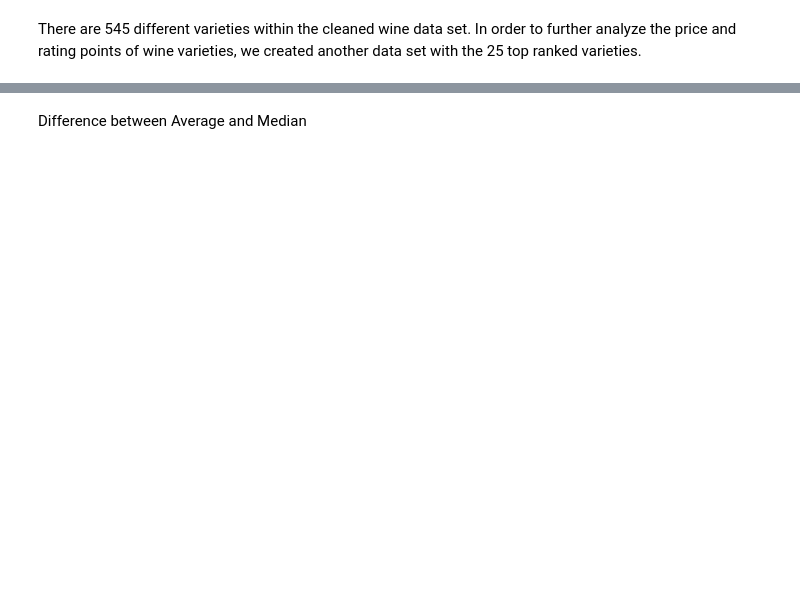
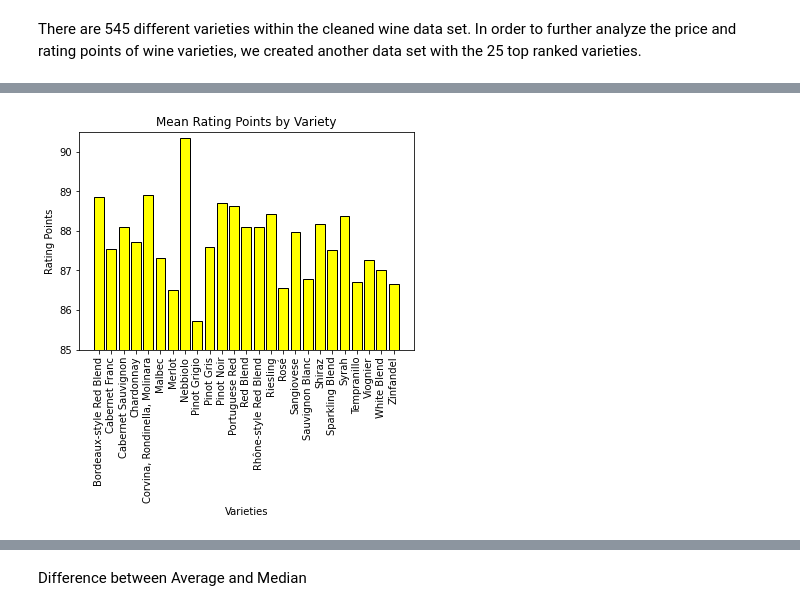
Before and after one commit to radioactivearm/project-one-wine, a Jupyter notebook: analyzing_data.ipynb, the cells around one changed output, grey strips where cells are left out. Saved outputs shown, nothing was run; the diff lists cells and outputs as text; code cells hidden in the pictures; blank space fills up the shorter version.

```diff
--- a/analyzing_data.ipynb
+++ b/analyzing_data.ipynb
@@ -139,17 +226,19 @@ price_v_median = varieties_group["Price"].median()
 # %%
 # Creating a bar graph Median points by varietal
 plt.bar(top_varieties, points_v_mean, align = "center", color = "yellow", edgecolor ="black")
 
 # Labeling the graph
-plt.title("Median Rating Points by Variety")
+plt.title("Mean Rating Points by Variety")
 plt.xlabel("Varieties")
 plt.ylabel("Rating Points")
 plt.xticks(rotation = 90)
 
-# Making the y-values start at 80 to 90 because the range of the rating points began at 85.
+# Making the y-values start at 85 to 90 because the range of the rating points began at 85.
 # Note: There is a payment threshold to get a wine rated; therefore, the rating points begin at 85.
 plt.ylim(85, 90.5)
 plt.show()
+# %% [output]
+[figure, added]
 # %%
 # Creating a bar graph Median points by varietal
 plt.bar(top_varieties, points_v_median, align = "center", color = "yellow", edgecolor ="black")
```
Also changed, not shown: parts of 58 cells of this notebook.
